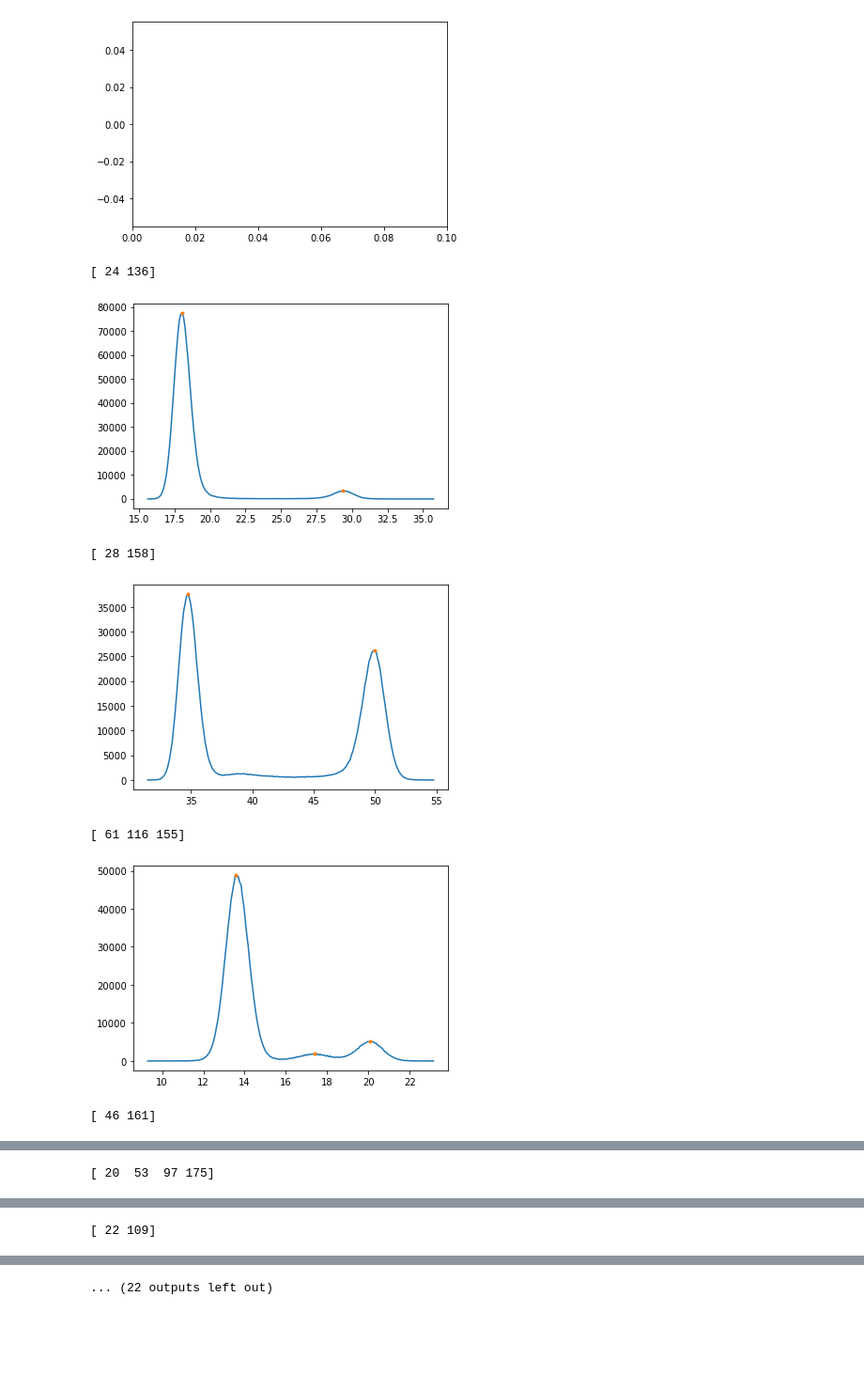
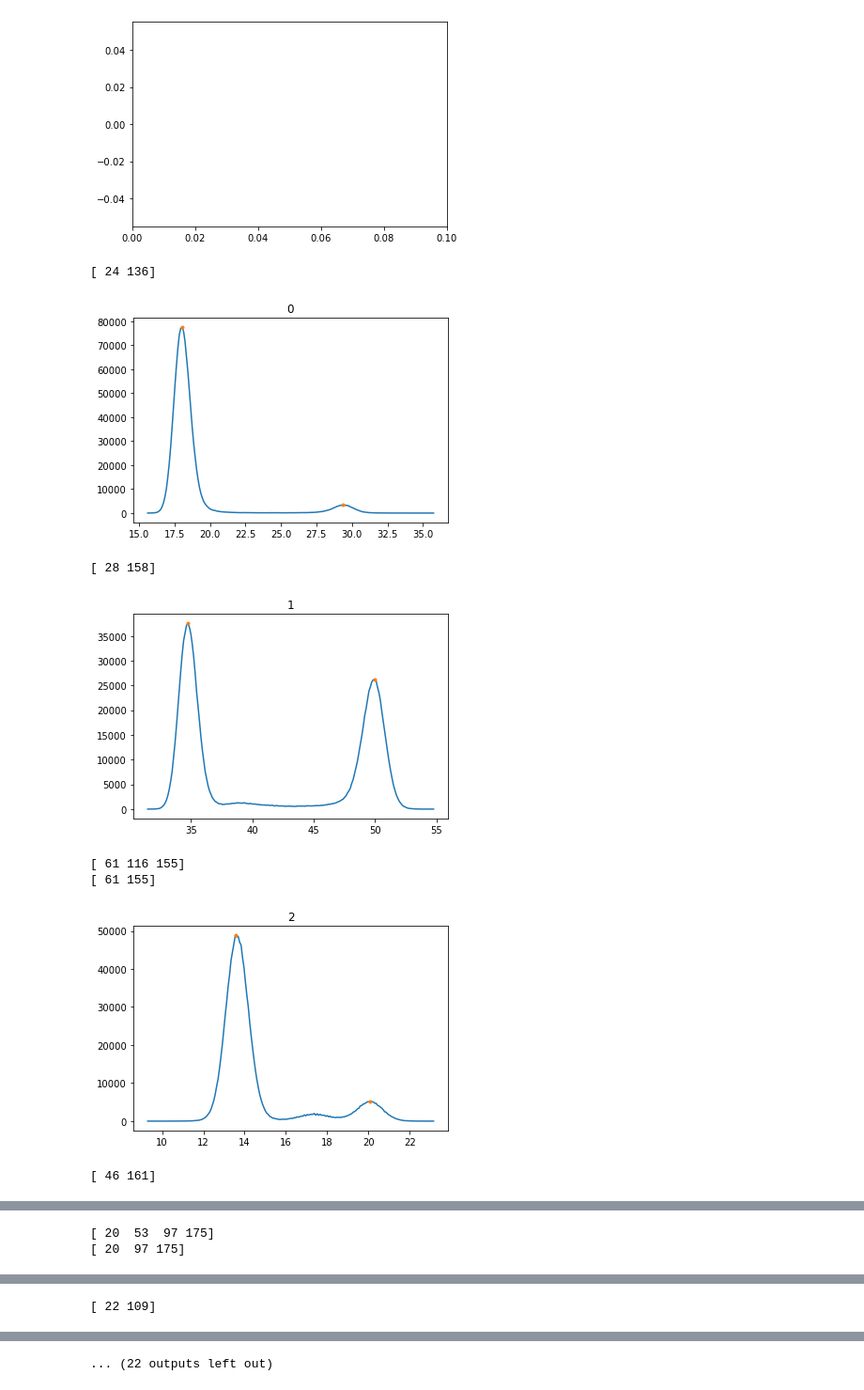
Before and after one commit to bilije/beka-z-potasu, a Jupyter notebook: projekt2.ipynb, the cells around one changed output, grey strips where cells are left out. Shown at 94% size. Cells and saved outputs as stored; diff of their text form; code cells hidden in the pictures; blank space fills up the shorter version.

```diff
--- a/projekt2.ipynb
+++ b/projekt2.ipynb
@@ -190,17 +190,33 @@ plt.xlim(0, right=0.1)
 # %%
 peaks = []
 for i in range(len(counts)-1):
-    k ,_,= sig.find_peaks(counts[i],height=2000, width=4)
-    peaks.append(k)
-    print(k)
-    plt.plot(bins[i][:-1],counts[i])
-    plt.plot(bins[i][k], counts[i][k], '.')
-    plt.show()
+    if i != 9 or i != 13:
+        k ,_,= sig.find_peaks(counts[i],height=2000, width=4)
+        if i == 2 or i == 4:
+            print(k)
+            k = np.delete(k,1)
+            peaks.append(k)
+        print(k)
+        plt.plot(bins[i][:-1],counts[i])
+        plt.plot(bins[i][k], counts[i][k], '.')
+        plt.title(f'{i}')
+        plt.show()
+
+    # print(k)
+    # plt.plot(bins[i][:-1],counts[i])
+    # plt.plot(bins[i][k], counts[i][k], '.')
+    # plt.title(f'{i}')
+    # plt.show()
+
+# np.delete(peaks[2], 1)
+# np.delete(peaks[4], 1)
+# 9 i 13 do wywalenia
 # %% [output]
 [ 24 136]
-[figure, old version]
+[figure, new version]
 [ 28 158]
-[figure, old version]
+[figure, new version]
 [ 61 116 155]
+[ 61 155]
-[figure, old version]
+[figure, new version]
 [ 46 161]
@@ -208 +224,2 @@ for i in range(len(counts)-1):
 [ 20  53  97 175]
+[ 20  97 175]
```
Also changed, not shown: parts of 10 cells of this notebook.
